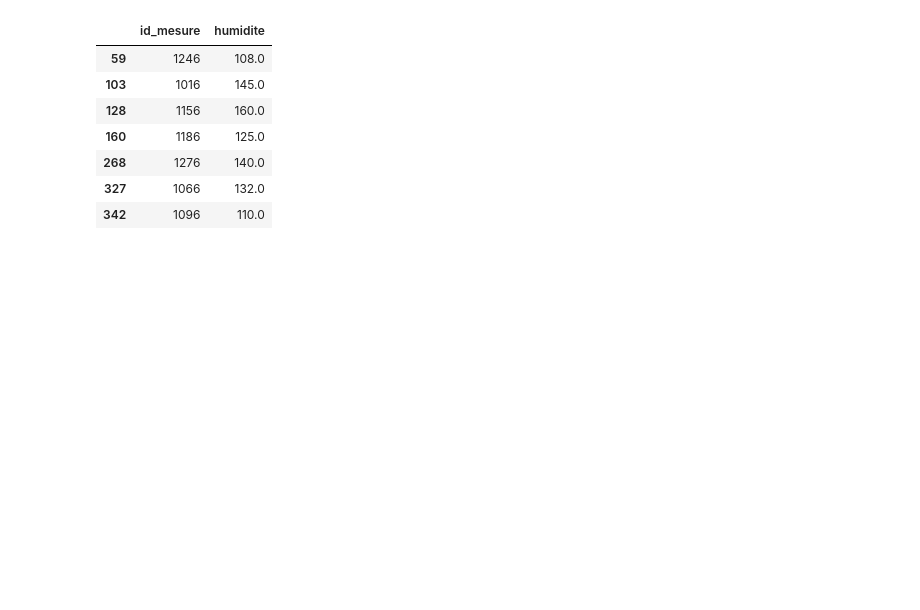
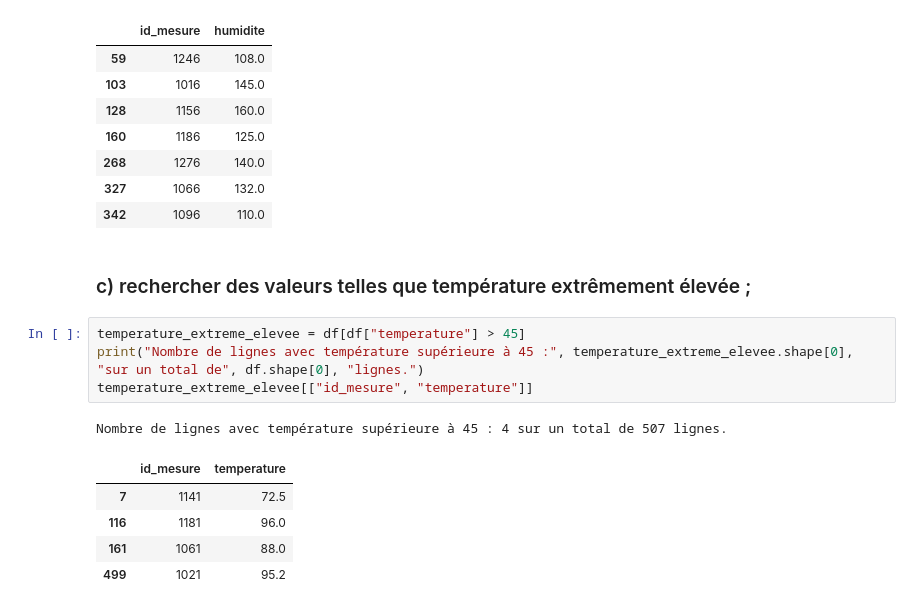
Before and after one commit to Damstat/atelier_prepa_donnees_tab, a Jupyter notebook: notebooks/atelier_prepa_donnees_tab.ipynb, the cells around one changed output. Drawn from its saved outputs; the diff is of its cells as text; blank space fills up the shorter version.

Commit message:
12c: Detection des temperatures extremes

```diff
--- a/notebooks/atelier_prepa_donnees_tab.ipynb
+++ b/notebooks/atelier_prepa_donnees_tab.ipynb
@@ -219,3 +219,16 @@ Nombre de lignes avec humidité supérieure à 100 : 7 sur un total de 507 ligne
 | 268 | 1276 | 140.0 |
 | 327 | 1066 | 132.0 |
 | 342 | 1096 | 110.0 |
+# %% [markdown]
+### c) rechercher des valeurs telles que température extrêmement élevée ;
+# %%
+temperature_extreme_elevee = df[df["temperature"] > 45]
+print("Nombre de lignes avec température supérieure à 45 :", temperature_extreme_elevee.shape[0], "sur un total de", df.shape[0], "lignes.")
+temperature_extreme_elevee[["id_mesure", "temperature"]]
+# %% [output]
+Nombre de lignes avec température supérieure à 45 : 4 sur un total de 507 lignes.
+|  | id_mesure | temperature |
+| 7 | 1141 | 72.5 |
+| 116 | 1181 | 96.0 |
+| 161 | 1061 | 88.0 |
+| 499 | 1021 | 95.2 |
```
